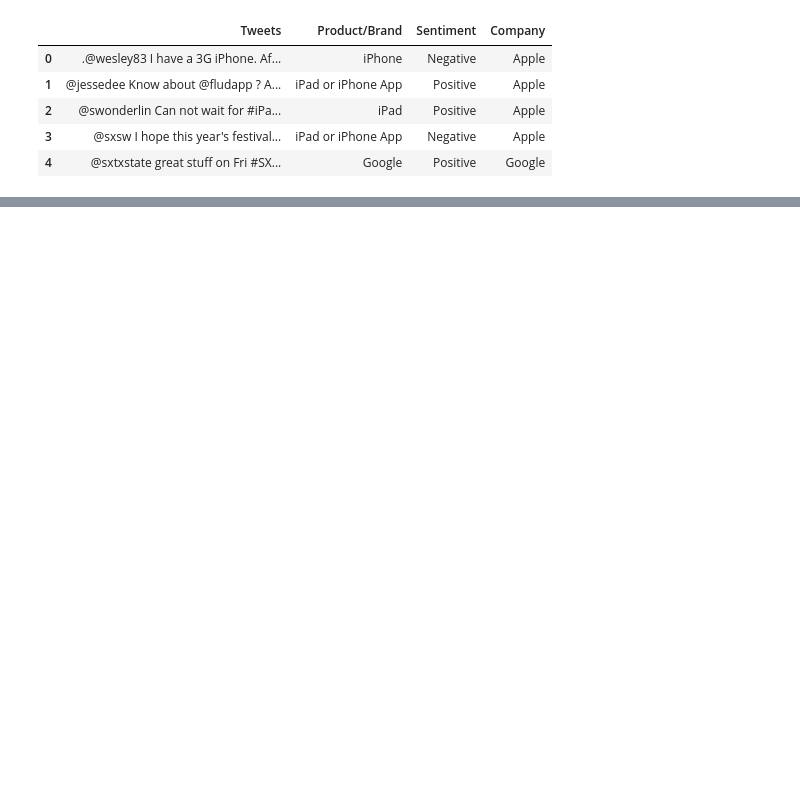
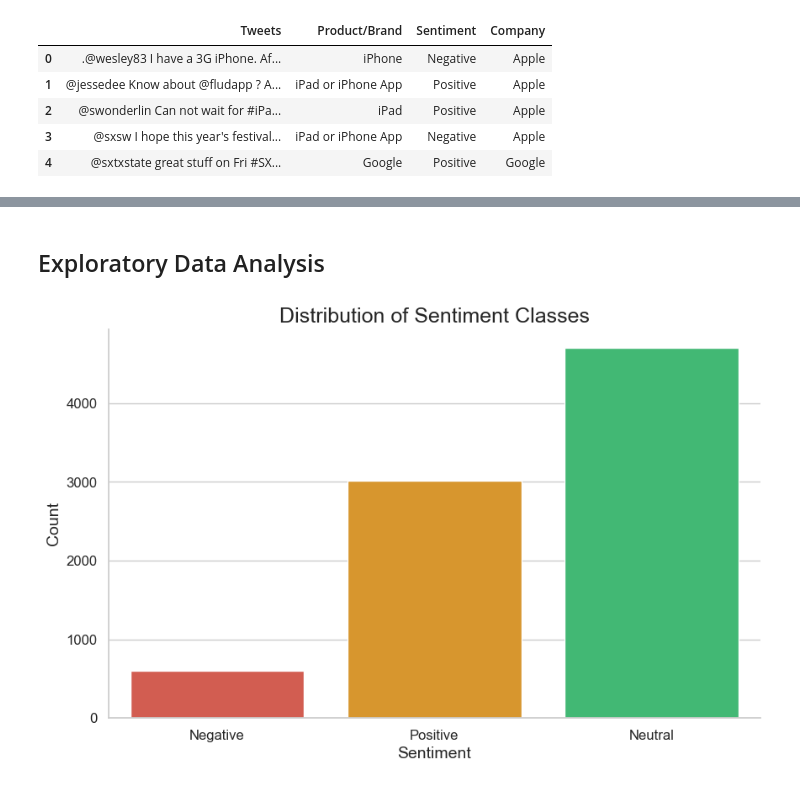
Before and after one commit to Bywani/AG_Sentiment_Analysis, a Jupyter notebook: Apple-Google Sentiment Analyzer.ipynb, the cells around one changed output, grey strips where cells are left out. Saved outputs shown, nothing was run; the diff lists cells and outputs as text; code cells hidden in the pictures; blank space fills up the shorter version.

Commit message:
Cleaned the data & done some EDA

```diff
--- a/Apple-Google Sentiment Analyzer.ipynb
+++ b/Apple-Google Sentiment Analyzer.ipynb
@@ -263,0 +302,4 @@ len(df[df.duplicated()])
+# %%
+# Updating the Sentiment column of the original dataframe with the new sentiment values
+for index, row in unclear_sentiment.iterrows():
+    df.loc[df['Tweets'] == row['Tweets'], 'Sentiment'] = row['Sentiment']
@@ -263,0 +332,2 @@ len(df[df.duplicated()])
+# %%
+df.drop_duplicates(inplace = True)
@@ -289,0 +383,32 @@ df.head()
+# %% [markdown]
+## Exploratory Data Analysis
+# %%
+sns.set_style("whitegrid")
+plt.figure(figsize=(10, 6))
+
+# Define custom colors
+plt_colors = ['#E74C3C', '#F39C12', '#2ECC71']
+
+# Plot a countplot of the 'Sentiment' column
+sns.countplot(x = 'Sentiment', data = df, palette = plt_colors)
+
+# Set the title of the plot and customize font size
+plt.title('Distribution of Sentiment Classes', fontsize = 18)
+
+# Set x-axis label font size
+plt.xlabel('Sentiment', fontsize = 14)
+
+# Set y-axis label font size
+plt.ylabel('Count', fontsize = 14)
+
+# Set tick label font size
+plt.xticks(fontsize = 12)
+plt.yticks(fontsize = 12)
+
+# Remove top and right spines
+sns.despine(top = True, right = True)
+
+# Show the plot
+plt.show()
+# %% [output]
+[figure, added]
```
Also changed, not shown: parts of 16 cells of this notebook.
